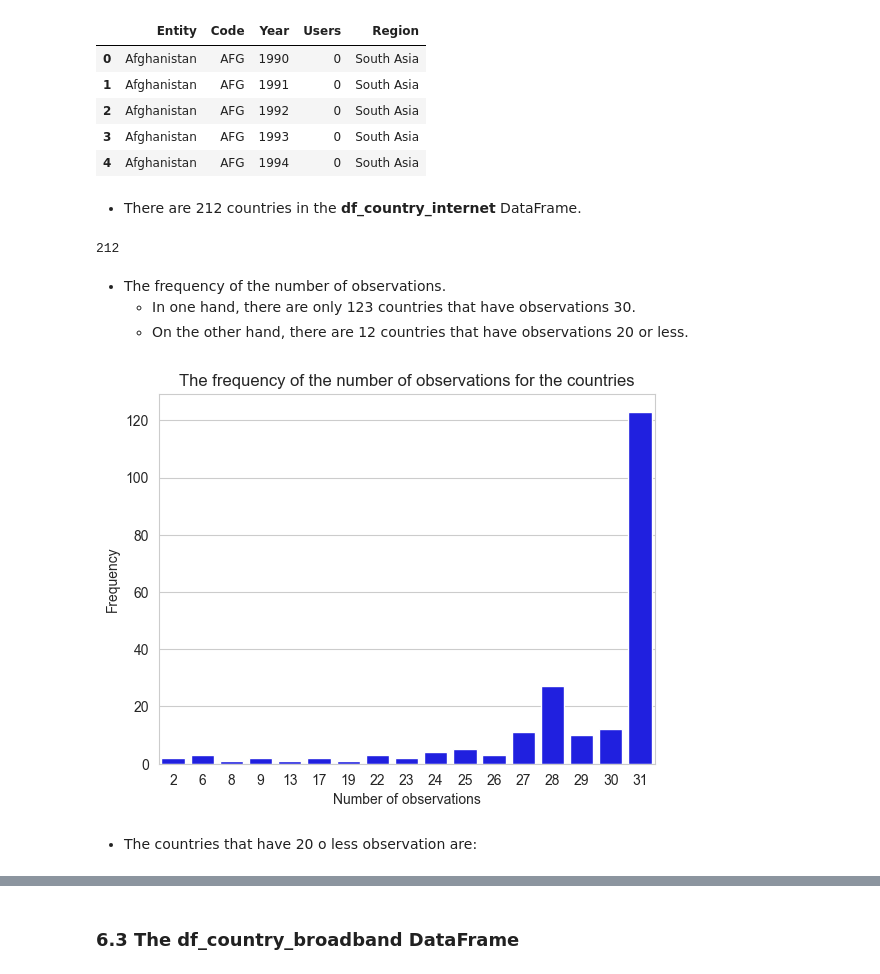
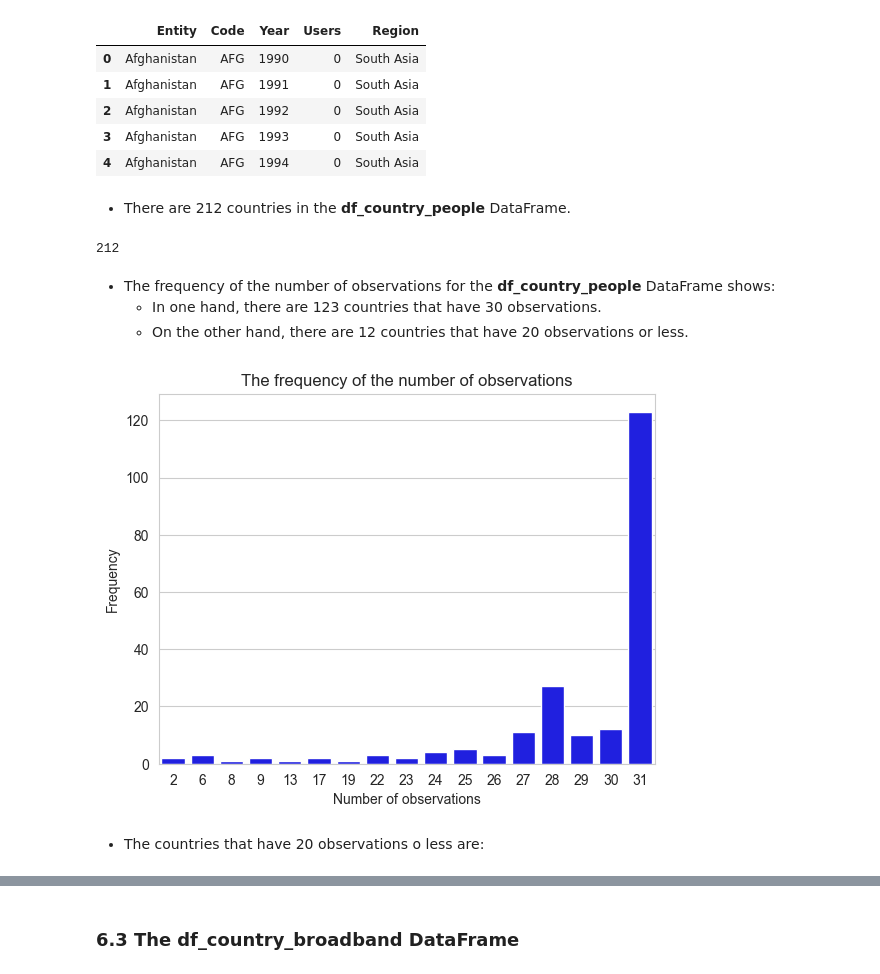
Before and after one commit to edolivasan/datacamp_competition_how_much_of_the_world_has_access_to_the_internet, a Jupyter notebook: how_much_of_the_world_has_access_to_the_internet_analysis.ipynb, the cells around one changed output, grey strips where cells are left out. Saved outputs shown, nothing was run; the diff lists cells and outputs as text; code cells hidden in the pictures.

```diff
--- a/how_much_of_the_world_has_access_to_the_internet_analysis.ipynb
+++ b/how_much_of_the_world_has_access_to_the_internet_analysis.ipynb
@@ -687,24 +692,24 @@ df_country_people.head()
 | 3 | Afghanistan | AFG | 1993 | 0 | South Asia |
 | 4 | Afghanistan | AFG | 1994 | 0 | South Asia |
 # %% [markdown]
-- There are 212 countries in the **df_country_internet** DataFrame.
+- There are 212 countries in the **df_country_people** DataFrame.
 # %%
 df_country_people['Entity'].nunique()
 # %% [output]
 212
 # %% [markdown]
-- The frequency of the number of observations.
-    - In one hand, there are only 123 countries that have observations 30.
-    - On the other hand, there are 12 countries that have observations 20 or less.
+- The frequency of the number of observations for the **df_country_people** DataFrame shows:
+    - In one hand, there are 123 countries that have 30 observations.
+    - On the other hand, there are 12 countries that have 20 observations or less.
 # %%
 countries_people = df_country_people.value_counts(subset='Entity')
 # %%
 ax = sns.countplot(data=countries_people.to_frame(), x=0, color='blue')
 ax.set(xlabel = 'Number of observations', ylabel='Frequency')
-ax.set(title='The frequency of the number of observations for the countries')
+ax.set(title='The frequency of the number of observations')
 plt.show()
 # %% [output]
-[figure, old version]
+[figure, new version]
 # %% [markdown]
-- The countries that have 20 o less observation are:
+- The countries that have 20 observations o less are:
 # %%
```
Also changed, not shown: parts of 74 cells of this notebook.
